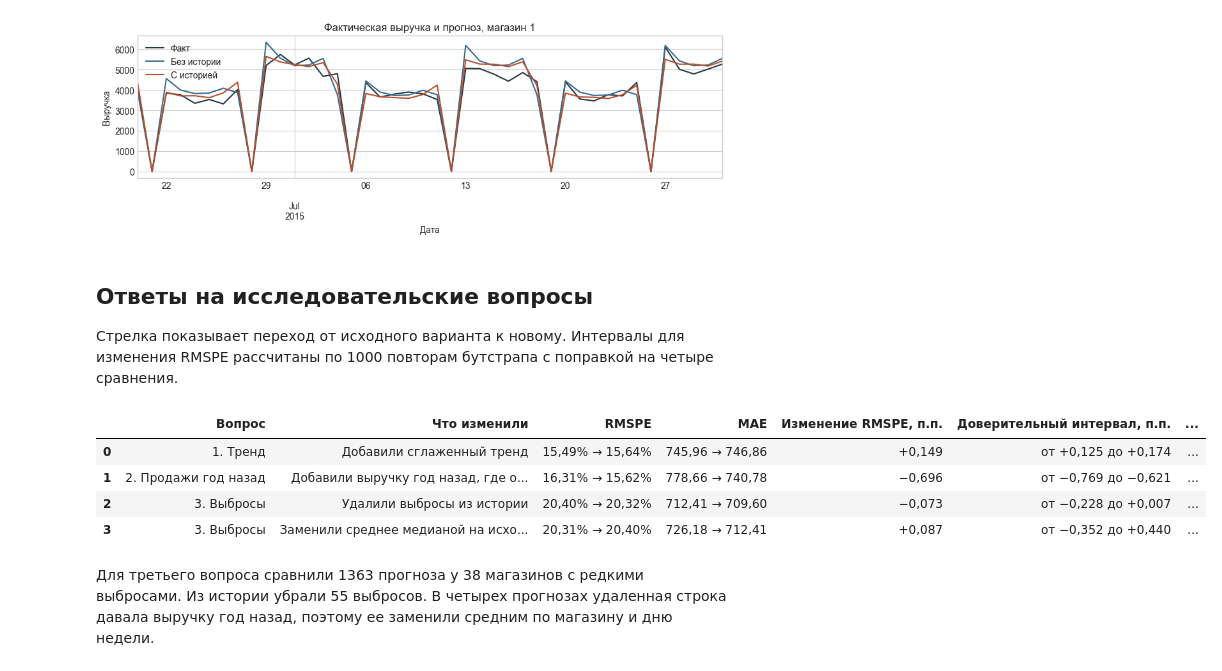
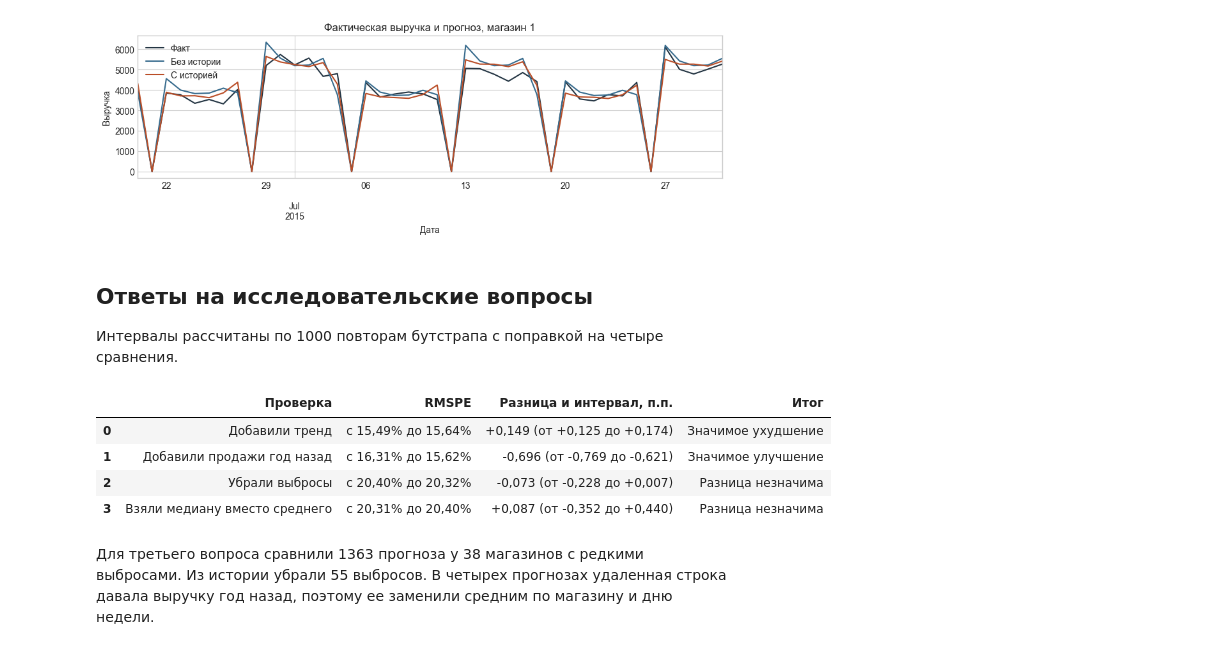
Before and after one commit to PikaChuChuMF/RnD-ML-Course-2026-2, a Jupyter notebook: notebooks/analysis.ipynb, the cells around one changed output. Saved outputs shown, nothing was run; the diff lists cells and outputs as text; code cells hidden in the pictures.

Commit message:
Compact the research results table

```diff
--- a/notebooks/analysis.ipynb
+++ b/notebooks/analysis.ipynb
@@ -247,58 +247,48 @@ plt.show()
 # %% [markdown]
 ## Ответы на исследовательские вопросы
 
-Стрелка показывает переход от исходного варианта к новому. Интервалы для изменения RMSPE рассчитаны по 1000 повторам бутстрапа с поправкой на четыре сравнения.
+Интервалы рассчитаны по 1000 повторам бутстрапа с поправкой на четыре сравнения.
 # %%
 uncertainty = report["comparison_uncertainty"]["comparisons"]
 stress = report["spike_sensitivity"]
 research = report["research_checks"]
 
 comparisons = [
-    ("1. Тренд", "Добавили сглаженный тренд", "trend", *research["trend"].values()),
-    (
-        "2. Продажи год назад",
-        "Добавили выручку год назад, где она известна",
-        "last_year",
-        *research["last_year"].values(),
-    ),
-    ("3. Выбросы", "Удалили выбросы из истории", "remove_spikes", stress["original"], stress["without_spikes"]),
-    (
-        "3. Выбросы",
-        "Заменили среднее медианой на исходной истории",
-        "spikes",
-        *research["spikes"].values(),
-    ),
+    ("Добавили тренд", "trend", *research["trend"].values()),
+    ("Добавили продажи год назад", "last_year", *research["last_year"].values()),
+    ("Убрали выбросы", "remove_spikes", stress["original"], stress["without_spikes"]),
+    ("Взяли медиану вместо среднего", "spikes", *research["spikes"].values()),
 ]
 
+
 def format_number(value, spec):
-    return format(value, spec).replace(".", ",").replace("-", "−")
+    return format(value, spec).replace(".", ",")
 
 
 rows = []
-for question, comparison, key, before, after in comparisons:
+for label, key, before, after in comparisons:
     item = uncertainty[key]
-    delta = item["delta_rmspe"]
+    delta = format_number(100 * item["delta_rmspe"], "+.3f")
     low, high = (format_number(100 * value, "+.3f") for value in item["interval"])
-    result = "Интервал включает ноль"
+    before_rmspe = format_number(before["rmspe"], ".2%")
+    after_rmspe = format_number(after["rmspe"], ".2%")
+    result = "Разница незначима"
     if item["excludes_zero"]:
-        result = "Значимое улучшение" if delta < 0 else "Значимое ухудшение"
+        result = "Значимое улучшение" if item["delta_rmspe"] < 0 else "Значимое ухудшение"
     rows.append({
-        "Вопрос": question,
-        "Что изменили": comparison,
-        "RMSPE": f"{format_number(before['rmspe'], '.2%')} → {format_number(after['rmspe'], '.2%')}",
-        "MAE": f"{format_number(before['mae'], '.2f')} → {format_number(after['mae'], '.2f')}",
-        "Изменение RMSPE, п.п.": format_number(100 * delta, "+.3f"),
-        "Доверительный интервал, п.п.": f"от {low} до {high}",
-        "Результат по RMSPE": result,
+        "Проверка": label,
+        "RMSPE": f"с {before_rmspe} до {after_rmspe}",
+        "Разница и интервал, п.п.": f"{delta} (от {low} до {high})",
+        "Итог": result,
     })
 
 display(pd.DataFrame(rows))
 # %% [output]
-|  | Вопрос | Что изменили | RMSPE | MAE | Изменение RMSPE, п.п. | Доверительный интервал, п.п. | ... |
-| 0 | 1. Тренд | Добавили сглаженный тренд | 15,49% → 15,64% | 745,96 → 746,86 | +0,149 | от +0,125 до +0,174 | ... |
-| 1 | 2. Продажи год назад | Добавили выручку год назад, где о... | 16,31% → 15,62% | 778,66 → 740,78 | −0,696 | от −0,769 до −0,621 | ... |
-| 2 | 3. Выбросы | Удалили выбросы из истории | 20,40% → 20,32% | 712,41 → 709,60 | −0,073 | от −0,228 до +0,007 | ... |
-| 3 | 3. Выбросы | Заменили среднее медианой на исхо... | 20,31% → 20,40% | 726,18 → 712,41 | +0,087 | от −0,352 до +0,440 | ... |
+|  | Проверка | RMSPE | Разница и интервал, п.п. | Итог |
+| 0 | Добавили тренд | с 15,49% до 15,64% | +0,149 (от +0,125 до +0,174) | Значимое ухудшение |
+| 1 | Добавили продажи год назад | с 16,31% до 15,62% | -0,696 (от -0,769 до -0,621) | Значимое улучшение |
+| 2 | Убрали выбросы | с 20,40% до 20,32% | -0,073 (от -0,228 до +0,007) | Разница незначима |
+| 3 | Взяли медиану вместо среднего | с 20,31% до 20,40% | +0,087 (от -0,352 до +0,440) | Разница незначима |
 # %% [markdown]
 Для третьего вопроса сравнили 1363 прогноза у 38 магазинов с редкими выбросами. Из истории убрали 55 выбросов. В четырех прогнозах удаленная строка давала выручку год назад, поэтому ее заменили средним по магазину и дню недели.
 # %%
```
Also changed, not shown: 1 other file.
